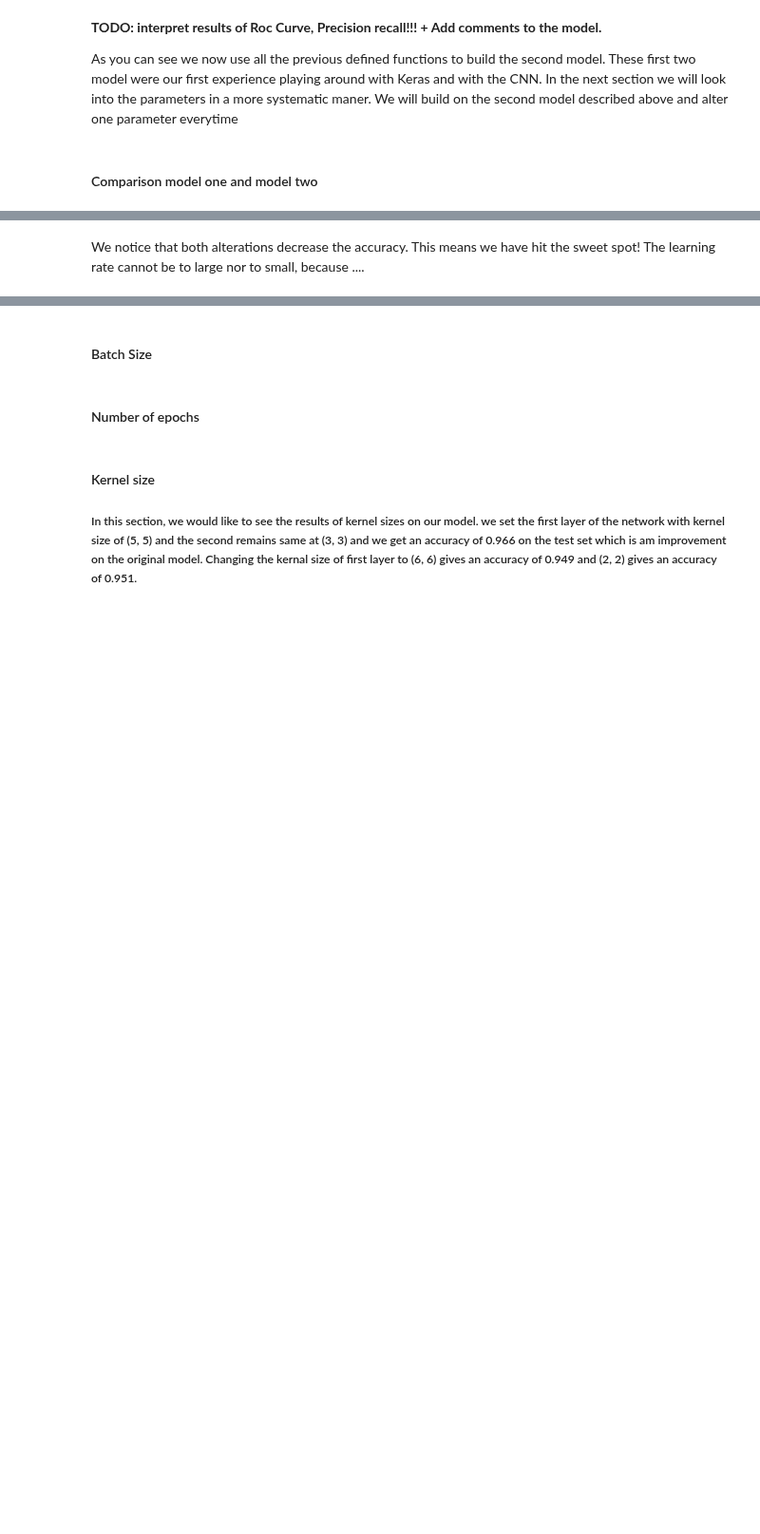
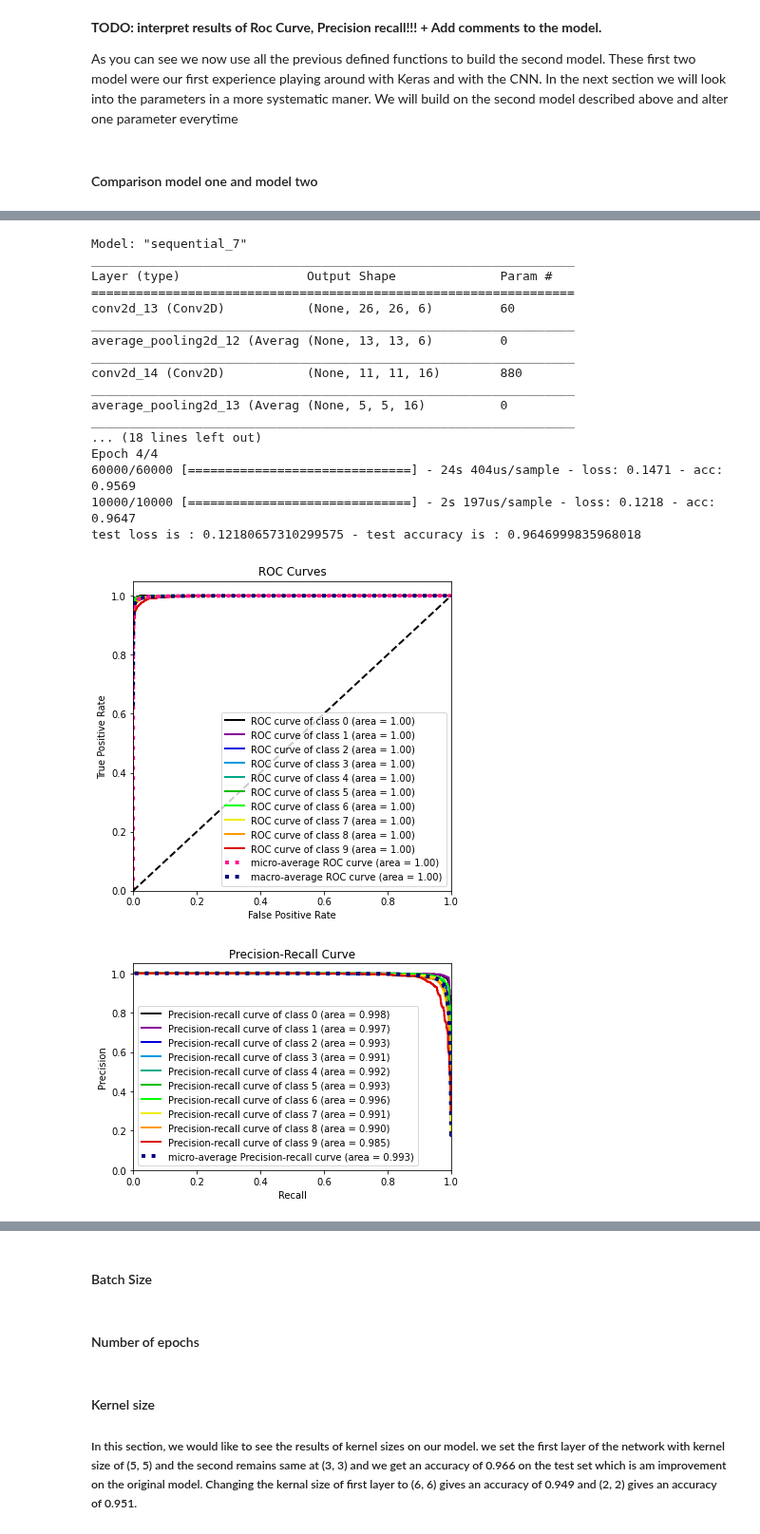
Before and after one commit to Adrieennn/CNN, a Jupyter notebook: NN.ipynb, the cells around one changed output, grey strips where cells are left out. Shown at 95% size. Drawn from its saved outputs; the diff is of its cells as text; code cells hidden in the pictures; blank space fills up the shorter version.

```diff
--- a/NN.ipynb
+++ b/NN.ipynb
@@ -215,29 +230,41 @@ NameError: name 'model3' is not defined
 # %%
-model2_decrease_lr = keras.Sequential()
+model2_decrease_lr = keras.Sequential([
+        layers.Conv2D(filters=6, kernel_size=(3, 3), activation='relu', input_shape=(28,28,1)),
+        layers.AveragePooling2D(),
+        layers.Conv2D(filters=16, kernel_size=(3, 3), activation='relu'),
+        layers.AveragePooling2D(),
+        layers.Flatten(),
+        layers.Dense(units=120, activation='relu'),
+        layers.Dense(units=84, activation='relu'),
+        layers.Dense(units=10, activation = 'softmax')
+    ])
 
-model2_decrease_lr.add(layers.Conv2D(filters=6, kernel_size=(3, 3), activation='relu', input_shape=(28,28,1)))
-model2_decrease_lr.add(layers.AveragePooling2D())
-
-model2_decrease_lr.add(layers.Conv2D(filters=16, kernel_size=(3, 3), activation='relu'))
-model2_decrease_lr.add(layers.AveragePooling2D())
-
-model2_decrease_lr.add(layers.Flatten())
-
-model2_decrease_lr.add(layers.Dense(units=120, activation='relu'))
-
-model2_decrease_lr.add(layers.Dense(units=84, activation='relu'))
-
-model2_decrease_lr.add(layers.Dense(units=10, activation = 'softmax'))
 model2_decrease_lr.summary()
 model2_decrease_lr.compile(optimizer = tf.keras.optimizers.Adam(learning_rate=0.0001)
 , loss = "sparse_categorical_crossentropy", metrics = ["accuracy"])
 
-# x_train = np.pad(x_train, ((0,0),(2,2),(2,2),(0,0)), 'constant')
 model2_decrease_lr.fit(x_train, y_train, epochs = 4)
-
 
 accuracy(model2_decrease_lr, x_test, y_test)
 roc_curve(model2_decrease_lr, x_test, y_test)
 precision_recall(model2_decrease_lr, x_test, y_test)
+# %% [output]
+Model: "sequential_7"
+_________________________________________________________________
+Layer (type)                 Output Shape              Param #
+=================================================================
+conv2d_13 (Conv2D)           (None, 26, 26, 6)         60
+_________________________________________________________________
+average_pooling2d_12 (Averag (None, 13, 13, 6)         0
+_________________________________________________________________
+conv2d_14 (Conv2D)           (None, 11, 11, 16)        880
+_________________________________________________________________
+average_pooling2d_13 (Averag (None, 5, 5, 16)          0
+_________________________________________________________________
+... (18 lines left out)
+Epoch 4/4
+60000/60000 [==============================] - 24s 404us/sample - loss: 0.1471 - acc: 0.9569
+10000/10000 [==============================] - 2s 197us/sample - loss: 0.1218 - acc: 0.9647
+test loss is : 0.12180657310299575 - test accuracy is : 0.9646999835968018
+[figure, added]
+[figure, added]
-# %% [markdown]
-We notice that both alterations decrease the accuracy. This means we have hit the sweet spot! The learning rate cannot be to large nor to small, because ....
```
Also changed, not shown: parts of 11 cells of this notebook.
